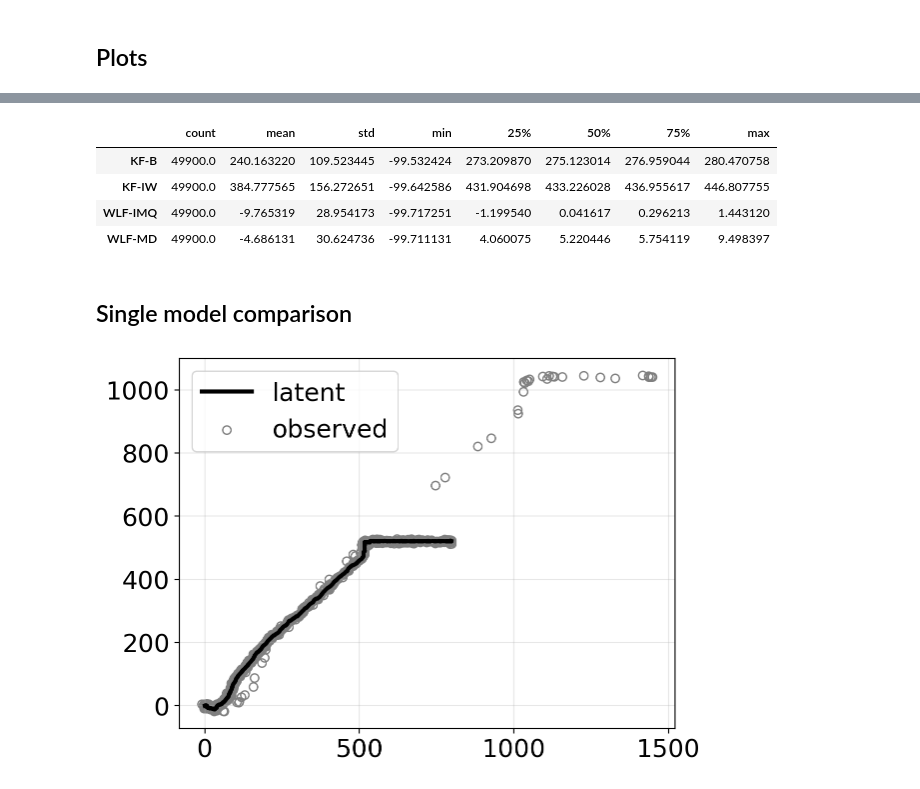
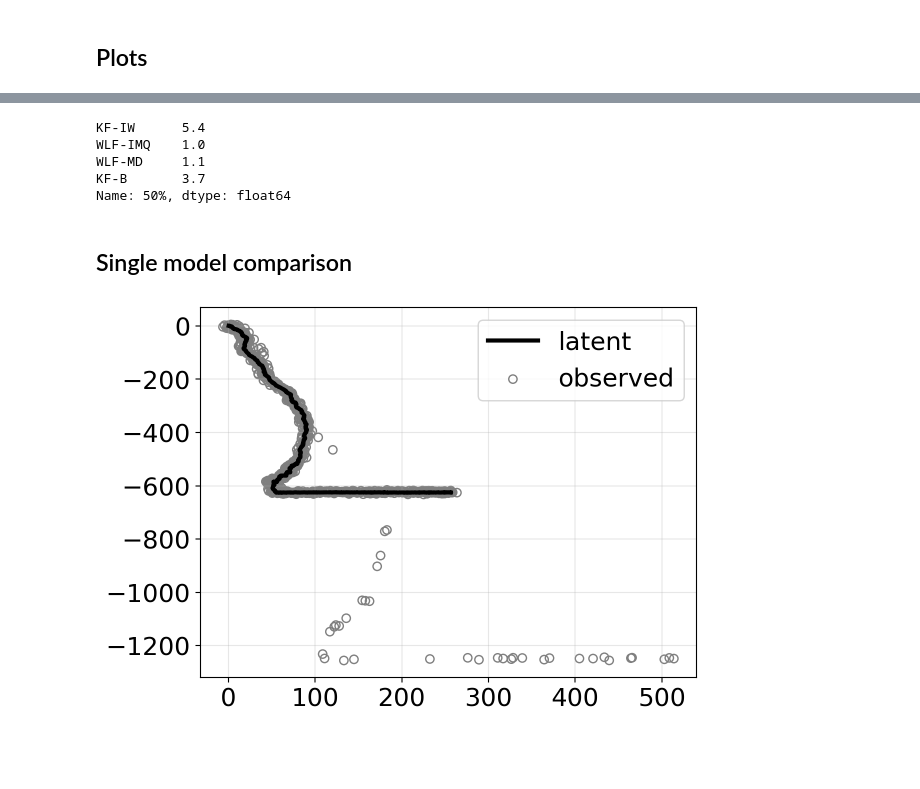
Before and after one commit to gerdm/weighted-likelihood-filter, a Jupyter notebook: experiments/2d-tracking-outlier-plot.ipynb, the cells around one changed output, grey strips where cells are left out. Drawn from its saved outputs; the diff is of its cells as text; code cells hidden in the pictures; blank space fills up the shorter version.

Commit message:
feat: 2d-tracking-outlier notebooks

```diff
--- a/experiments/2d-tracking-outlier-plot.ipynb
+++ b/experiments/2d-tracking-outlier-plot.ipynb
@@ -28,6 +51,9 @@ The autoreload extension is already loaded. To reload it, use:
 # %%
-# file = "./results/2d-ssm-outlier-covariance.pkl"
-file = "./results/2d-ssm-outlier-mean.pkl"
-with open(file, "rb") as f:
-    data = pickle.load(f)
-name = data["name"].item()
+kinds = ["mean", "covariance"]
+
+data = {}
+for kind in kinds:
+    file = f"./results/2d-ssm-outlier-{kind}.pkl"
+    with open(file, "rb") as f:
+        data_single = pickle.load(f)
+    data[kind] = data_single
@@ -86,0 +62,20 @@ plt.savefig(f"./figures/2d-ssm-comparison-outlier-{name}.png", dpi=300)
+# %%
+kind = "mean"
+diff_df = build_diff_df(data[kind])
+
+methods = sorted(diff_df.method.unique())
+sns.boxenplot(
+    y="error",
+    x="state",
+    hue="method",
+    data=diff_df,
+    palette=cmap,
+    hue_order=methods,
+)
+plt.legend(ncol=2)
+plt.xlabel("State component")
+plt.ylabel("$J_{T,i}$")
+plt.grid(alpha=0.3)
+plt.tight_layout()
+plt.yscale("log")
+plt.savefig(f"./figures/2d-ssm-comparison-outlier-{kind}.png", dpi=300)
@@ -90,23 +87,24 @@ time_df = pd.DataFrame(data["time"]).iloc[1:]
 # %%
-((time_df / time_df["KF"].median(axis=0) - 1).describe().drop("KF", axis=1) * 100).T
+((time_df / time_df["KF"].median(axis=0)).describe().drop("KF", axis=1)).T["50%"].round(1)
 # %% [output]
-|  | count | mean | std | min | 25% | 50% | 75% | max |
-| KF-B | 49900.0 | 240.163220 | 109.523445 | -99.532424 | 273.209870 | 275.123014 | 276.959044 | 280.470758 |
-| KF-IW | 49900.0 | 384.777565 | 156.272651 | -99.642586 | 431.904698 | 433.226028 | 436.955617 | 446.807755 |
-| WLF-IMQ | 49900.0 | -9.765319 | 28.954173 | -99.717251 | -1.199540 | 0.041617 | 0.296213 | 1.443120 |
-| WLF-MD | 49900.0 | -4.686131 | 30.624736 | -99.711131 | 4.060075 | 5.220446 | 5.754119 | 9.498397 |
+KF-IW      5.4
+WLF-IMQ    1.0
+WLF-MD     1.1
+KF-B       3.7
+Name: 50%, dtype: float64
 # %% [markdown]
 ## Single model comparison
 # %%
 i = 11
 # i = 2
-latent_i = data["datasets"]["latent"][i, :, :2].T
-observed_i = data["datasets"]["observed"][i]
+i = 1
+latent_i = data[kind]["datasets"]["latent"][i, :, :2].T
+observed_i = data[kind]["datasets"]["observed"][i]
 
 plt.plot(*latent_i, c="black", label="latent", linewidth=3)
 plt.scatter(*observed_i.T, c="none", edgecolor="tab:gray", label="observed")
 plt.legend()
 plt.grid(alpha=0.3)
 # %% [output]
-[figure, old version]
+[figure, new version]
 # %%
```
Also changed, not shown: parts of 13 cells of this notebook, 1 other file.
